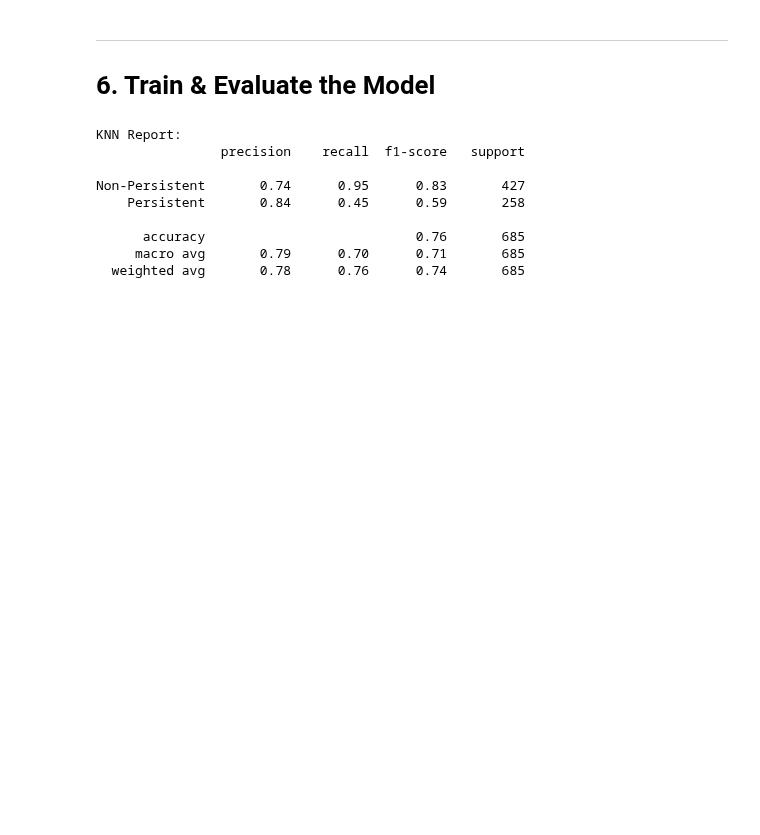
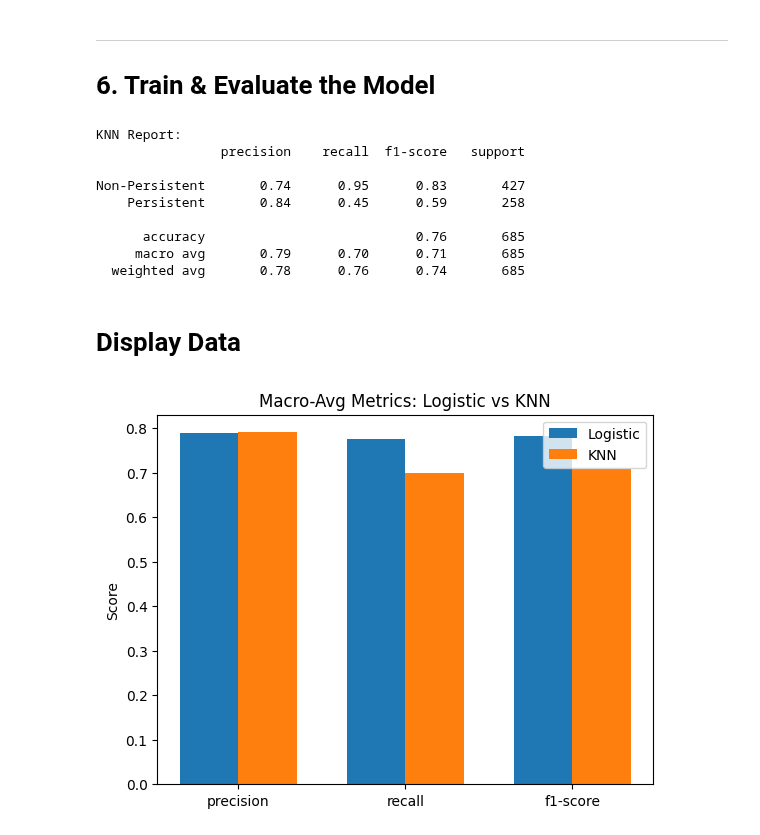
Before and after one commit to JayNightmare/Machine-Learning-in-Python, a Jupyter notebook: Q3/K-Value.ipynb, the cells around one changed output. Cells and saved outputs as stored; diff of their text form; code cells hidden in the pictures; blank space fills up the shorter version.

```diff
--- a/Q3/K-Value.ipynb
+++ b/Q3/K-Value.ipynb
@@ -102,3 +104,36 @@ Non-Persistent       0.74      0.95      0.83       427
       accuracy                           0.76       685
      macro avg       0.79      0.70      0.71       685
   weighted avg       0.78      0.76      0.74       685
+# %% [markdown]
+# Display Data
+# %%
+# Pick the metrics you care about
+metrics = ['precision', 'recall', 'f1-score']
+
+log_report = classification_report(y_test, log.predict(X_test), output_dict=True)
+knn_report = classification_report(y_test, knn.predict(X_test), output_dict=True)
+
+df_log = pd.DataFrame(log_report).T.add_prefix('Logistic_')
+df_knn = pd.DataFrame(knn_report).T.add_prefix('KNN_')
+
+df_comparison = pd.concat([df_log, df_knn], axis=1)
+
+# Pull out the macro-avg values for each model
+log_vals = [df_comparison.loc['macro avg', f'Logistic_{m}'] for m in metrics]
+knn_vals = [df_comparison.loc['macro avg', f'KNN_{m}']      for m in metrics]
+
+# X-axis positions
+x = np.arange(len(metrics))
+width = 0.35
+
+plt.figure()
+plt.bar(x - width/2, log_vals, width, label='Logistic')
+plt.bar(x + width/2, knn_vals, width, label='KNN')
+plt.xticks(x, metrics)
+plt.ylabel('Score')
+plt.title('Macro-Avg Metrics: Logistic vs KNN')
+plt.legend()
+
+plt.show()
+# %% [output]
+[figure, added]
```
Also changed, not shown: parts of 1 cell of this notebook.
